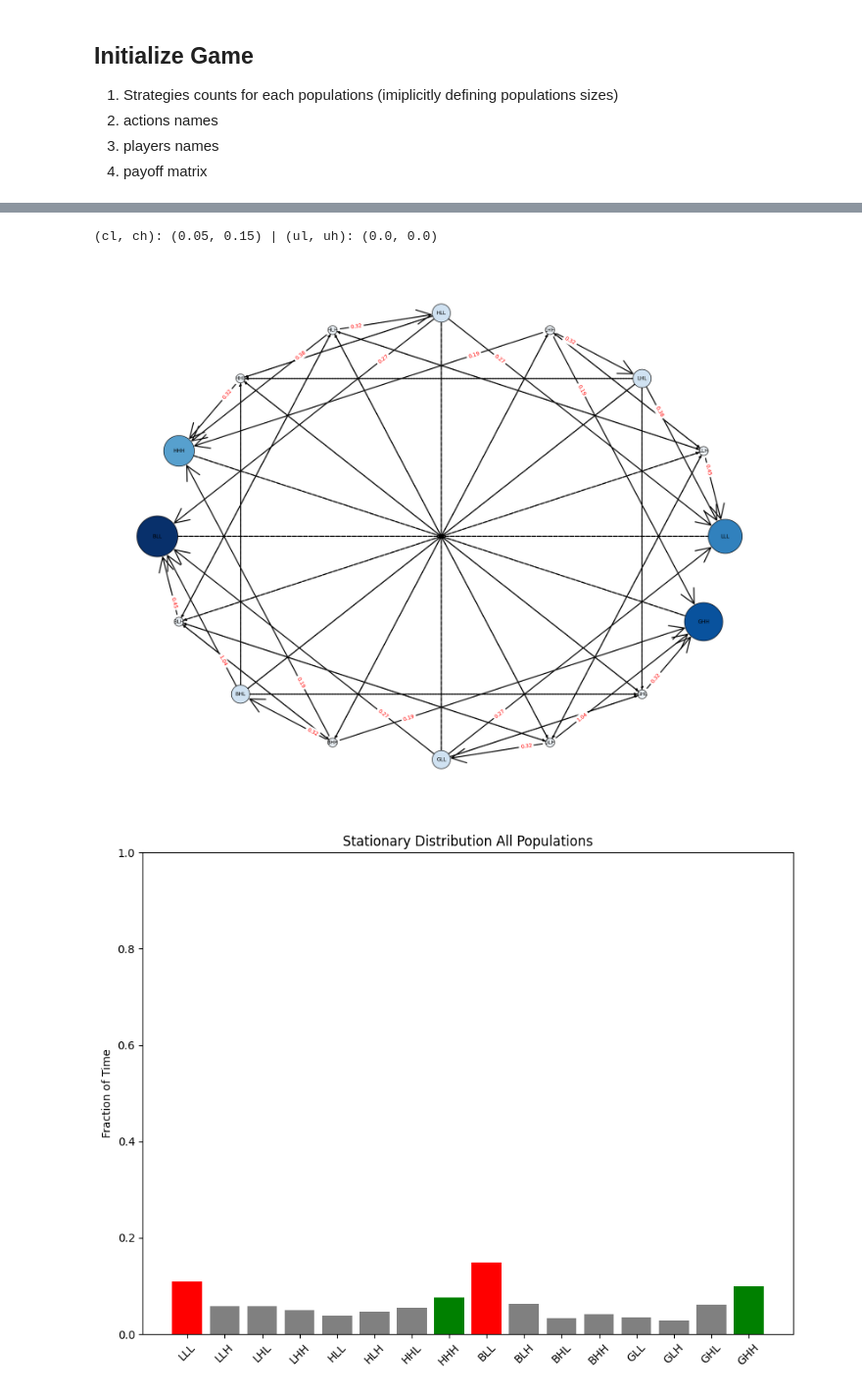
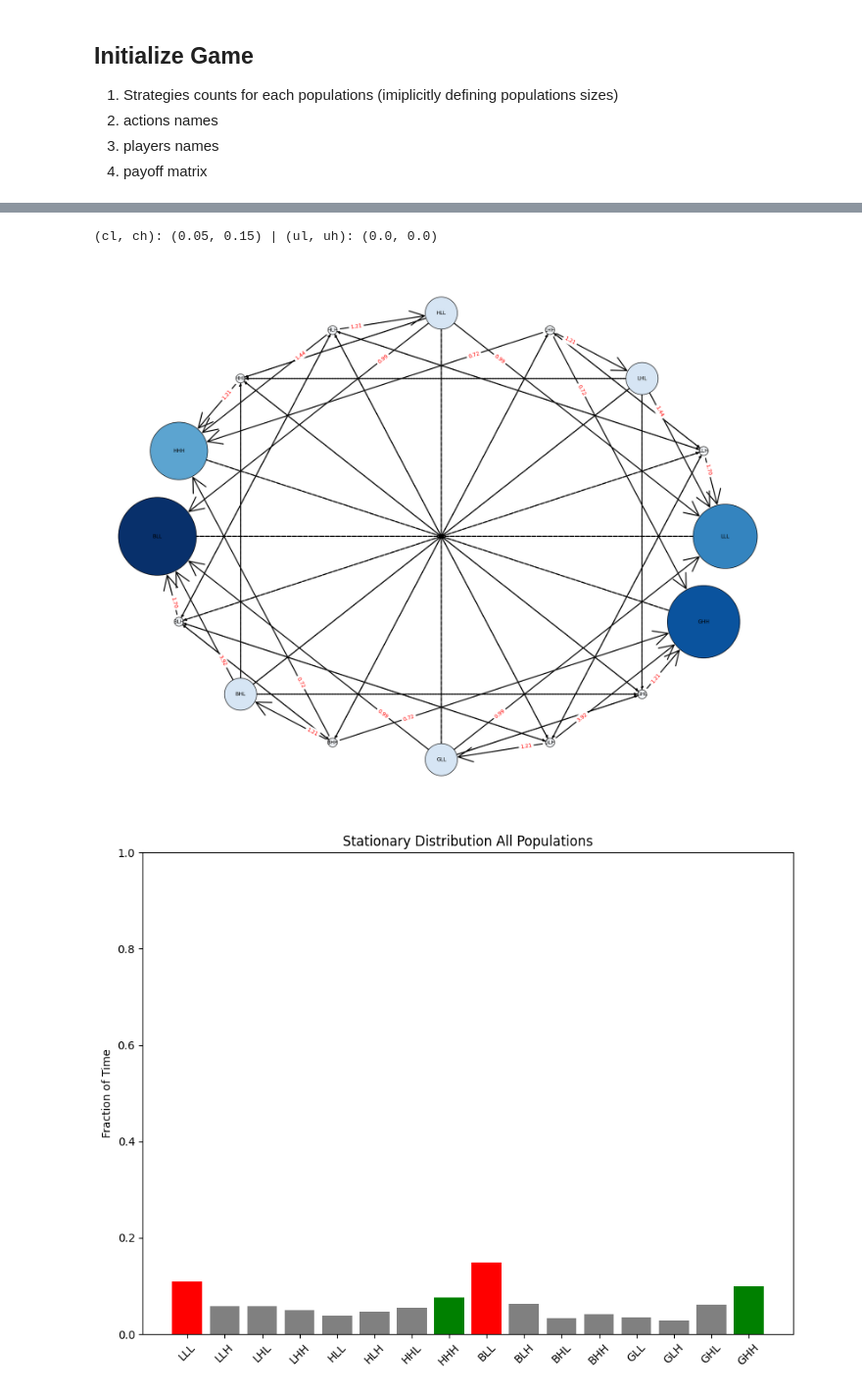
Before and after one commit to dalnakeb/Recommendation_Systems_Evolutionary_Dynamics, a Jupyter notebook: notebooks/models_2.ipynb, the cells around one changed output, grey strips where cells are left out. Shown at 98% size. Saved outputs shown, nothing was run; the diff lists cells and outputs as text; code cells hidden in the pictures.

Commit message:
Combined stat distr charts added

```diff
--- a/notebooks/models_2.ipynb
+++ b/notebooks/models_2.ipynb
@@ -31,8 +31,10 @@ r = 0.8
 
 folder = posixpath.join(OUTPUT_PATH, "watch_time")
 
+stationary_distributions = []
 
-for cl, ch, ul, uh in zip(cls, chs, uls, uhs):
+for i, params in enumerate(zip(cls, chs, uls, uhs)):
+    cl, ch, ul, uh = params
     payoff_watch_time = {
         (0, 0, 0): [rl, a,  a-cl],
         (0, 0, 1): [0,  0,  -ch],
@@ -60,16 +62,25 @@ for cl, ch, ul, uh in zip(cls, chs, uls, uhs):
     print(f"(cl, ch): ({cl}, {ch}) | (ul, uh): ({ul}, {uh})")
     matrix, states = game.compute_trans_matrix(beta=0.08)
     filepath = posixpath.join(folder, f"trans_matrix (cl, ch)({cl}, {ch}) - (ul, uh)({ul}, {uh}).png")
-    game.plot_transition_matrix(matrix, states=states, actions_symbols=actions_symbols, scale=40, save_file_name=filepath)
-    stationary_distribution = game.compute_stationary_distribution(matrix)
+    game.plot_transition_matrix(matrix, states=states, actions_symbols=actions_symbols, scale=150, save_file_name=filepath)
+    stationary_distributions.append(game.compute_stationary_distribution(matrix))
     green = [(1,1,1), (3,1,1)]
     red = [(0,0,0), (2,0,0)]
 
     filepath = posixpath.join(folder, f"stat_distr_all_pop (cl, ch)({cl}, {ch}) - (ul, uh)({ul}, {uh}).png")
-    game.plot_stationary_distribution_all_pop(stationary_distribution, actions_symbols=actions_symbols, states=states, title="Stationary Distribution All Populations", ylabel="Fraction of Time", red=red, green=green, save_file_name=filepath)
+    game.plot_stationary_distribution_all_pop(stationary_distributions[i], actions_symbols=actions_symbols, states=states, title="Stationary Distribution All Populations", ylabel="Fraction of Time", red=red, green=green, save_file_name=filepath)
 
     for player in range(len(players_names)):
         filepath = posixpath.join(folder, f"stat_distr_per_pop_{players_names[player]} (cl, ch)({cl}, {ch}) - (ul, uh)({ul}, {uh}).png")
-        game.plot_stationary_distribution_per_pop(stationary_distribution, player=player, actions_symbols=actions_symbols, states=states, title=f"Stationary Distribution ({players_names[player]})", ylabel="Fraction of Time", save_file_name=filepath)
+        game.plot_stationary_distribution_per_pop(stationary_distributions[i], player=player, actions_symbols=actions_symbols, states=states, title=f"Stationary Distribution ({players_names[player]})", ylabel="Fraction of Time", save_file_name=filepath)
+
+green = [(1,1,1), (3,1,1)]
+red = [(0,0,0), (2,0,0)]
+filepath = posixpath.join(folder, f"stat_distrs_all_pop")
+game.plot_stationary_distributions_all_pop(stationary_distributions, green, red, states, actions_symbols, save_file_name=filepath)
+
+for player in range(len(players_names)):
+    filepath = posixpath.join(folder, f"stat_distrs_per_pop_{players_names[player]}")
+    game.plot_stationary_distributions_per_pop(stationary_distributions, states, actions_symbols, actions_names, players_names=players_names, player=player, save_file_name=filepath)
 # %% [output]
 (cl, ch): (0.0, 0.0) | (ul, uh): (0.0, 0.0)
@@ -77,9 +88,9 @@ for cl, ch, ul, uh in zip(cls, chs, uls, uhs):
 [figure]
 [figure]
 [figure]
 [figure]
 (cl, ch): (0.05, 0.15) | (ul, uh): (0.0, 0.0)
-[figure, old version]
+[figure, new version]
 [figure]
 [figure]
 [figure]
```
Also changed, not shown: parts of 1 cell of this notebook, 3 other files.
